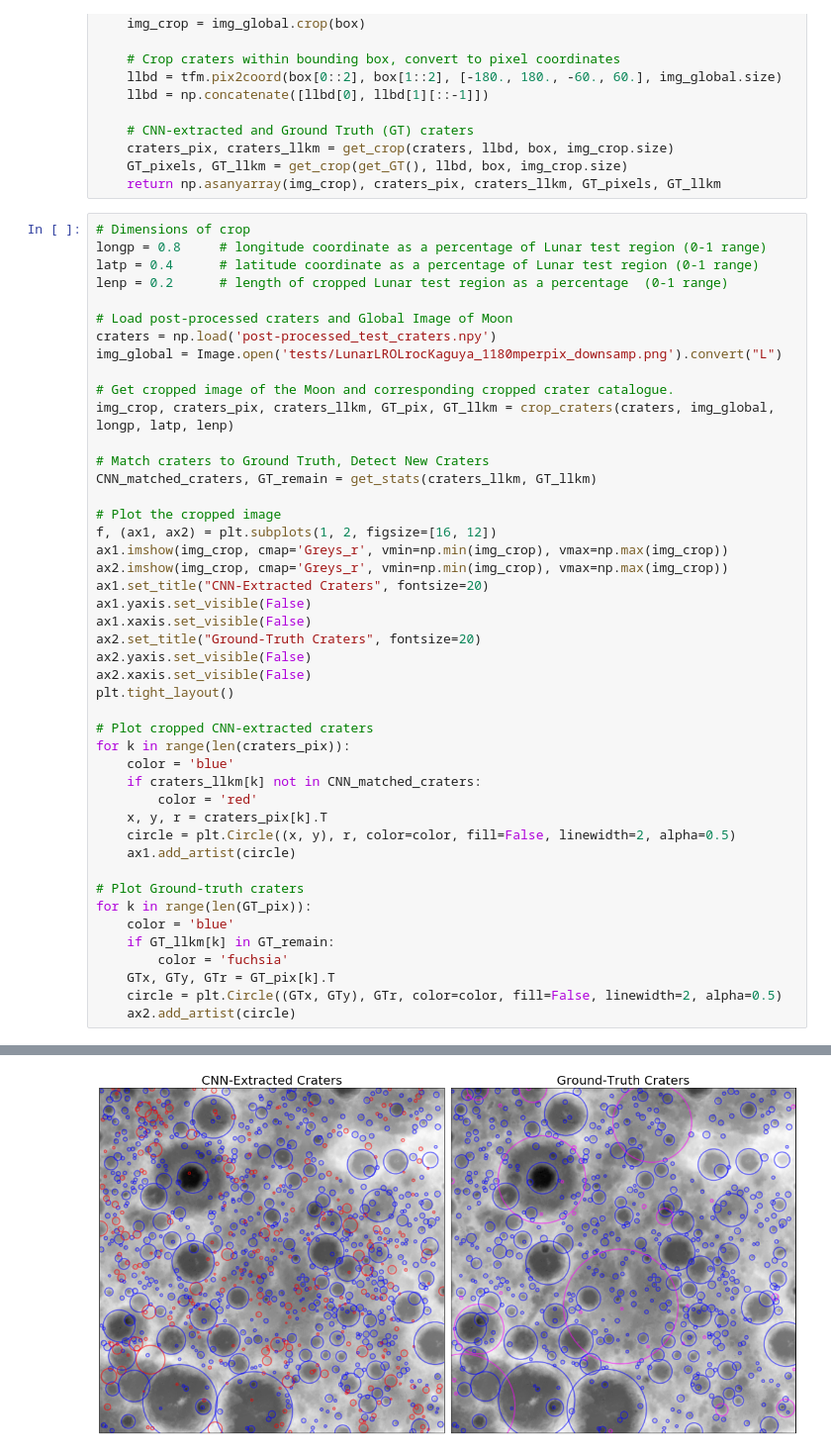
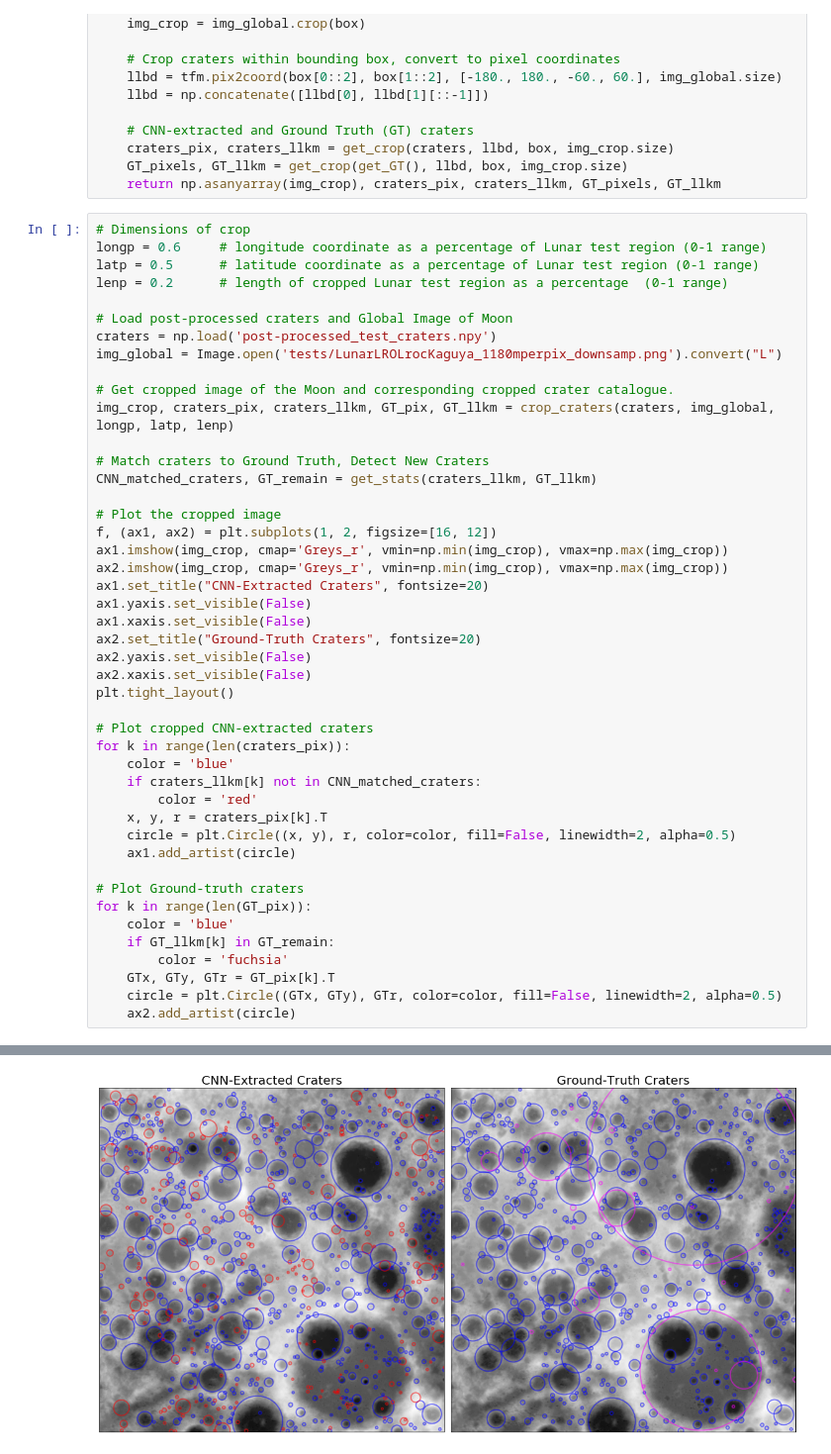
Before and after one commit to silburt/DeepMoon, a Jupyter notebook: Insight.ipynb, the cells around one changed output, grey strips where cells are left out. Shown at 99% size. Drawn from its saved outputs; the diff is of its cells as text.

```diff
--- a/Insight.ipynb
+++ b/Insight.ipynb
@@ -160,8 +158,8 @@ def crop_craters(craters, img_global, xp, yp, lenp):
     return np.asanyarray(img_crop), craters_pix, craters_llkm, GT_pixels, GT_llkm
 # %%
 # Dimensions of crop
-longp = 0.8     # longitude coordinate as a percentage of Lunar test region (0-1 range)
-latp = 0.4      # latitude coordinate as a percentage of Lunar test region (0-1 range)
+longp = 0.6     # longitude coordinate as a percentage of Lunar test region (0-1 range)
+latp = 0.5      # latitude coordinate as a percentage of Lunar test region (0-1 range)
 lenp = 0.2      # length of cropped Lunar test region as a percentage  (0-1 range)
 
 # Load post-processed craters and Global Image of Moon
@@ -211,6 +209,6 @@ new_crater_fraction = 0.446
 --------
 COLOR INFO:
 Blue = Matched Craters
 Red = New Craters
 Fuschia = Missed Craters
-[figure, old version]
+[figure, new version]
```
Also changed, not shown: parts of 2 cells of this notebook, 1 other file.
